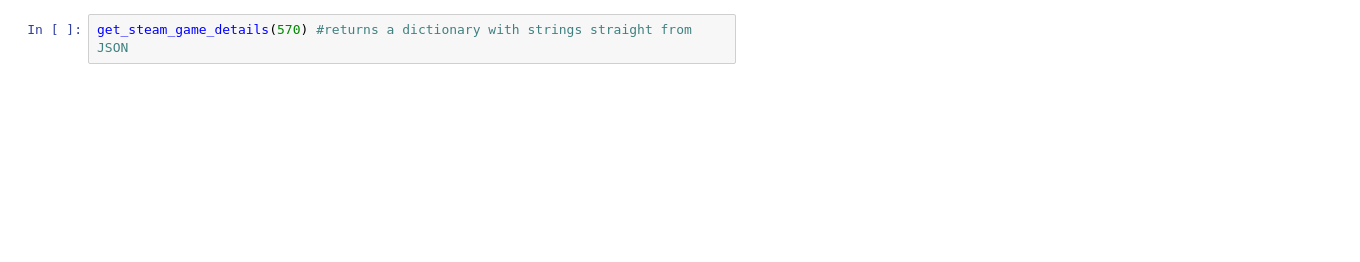
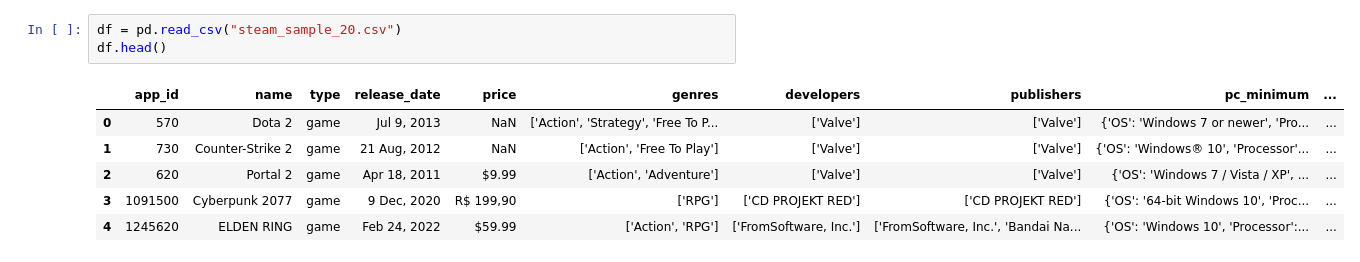
Before and after one commit to Augustus31/steam-data-analysis, a Jupyter notebook: eda.ipynb, the cells around one changed output. Drawn from its saved outputs; the diff is of its cells as text; blank space fills up the shorter version.

```diff
--- a/eda.ipynb
+++ b/eda.ipynb
@@ -42,2 +5,10 @@ def get_steam_game_details(app_id):
-# %%
-get_steam_game_details(570) #returns a dictionary with strings straight from JSON
+# %%
+df = pd.read_csv("steam_sample_20.csv")
+df.head()
+# %% [output]
+|  | app_id | name | type | release_date | price | genres | developers | publishers | pc_minimum | ... |
+| 0 | 570 | Dota 2 | game | Jul 9, 2013 | NaN | ['Action', 'Strategy', 'Free To P... | ['Valve'] | ['Valve'] | {'OS': 'Windows 7 or newer', 'Pro... | ... |
+| 1 | 730 | Counter-Strike 2 | game | 21 Aug, 2012 | NaN | ['Action', 'Free To Play'] | ['Valve'] | ['Valve'] | {'OS': 'Windows® 10', 'Processor'... | ... |
+| 2 | 620 | Portal 2 | game | Apr 18, 2011 | $9.99 | ['Action', 'Adventure'] | ['Valve'] | ['Valve'] | {'OS': 'Windows 7 / Vista / XP', ... | ... |
+| 3 | 1091500 | Cyberpunk 2077 | game | 9 Dec, 2020 | R$ 199,90 | ['RPG'] | ['CD PROJEKT RED'] | ['CD PROJEKT RED'] | {'OS': '64-bit Windows 10', 'Proc... | ... |
+| 4 | 1245620 | ELDEN RING | game | Feb 24, 2022 | $59.99 | ['Action', 'RPG'] | ['FromSoftware, Inc.'] | ['FromSoftware, Inc.', 'Bandai Na... | {'OS': 'Windows 10', 'Processor':... | ... |
```
Also changed, not shown: parts of 9 cells of this notebook.
